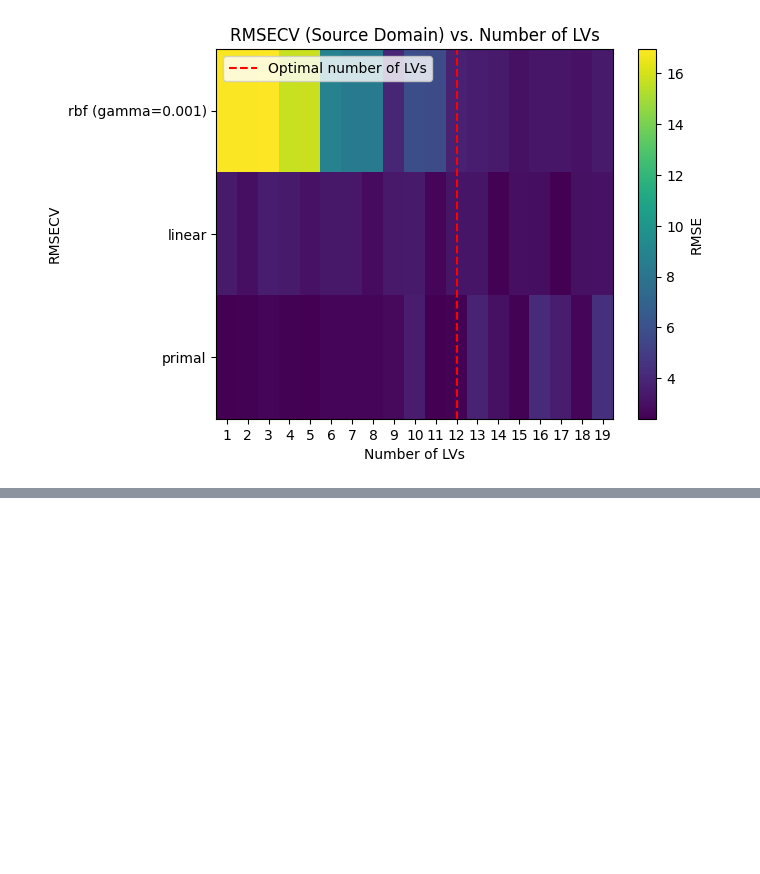
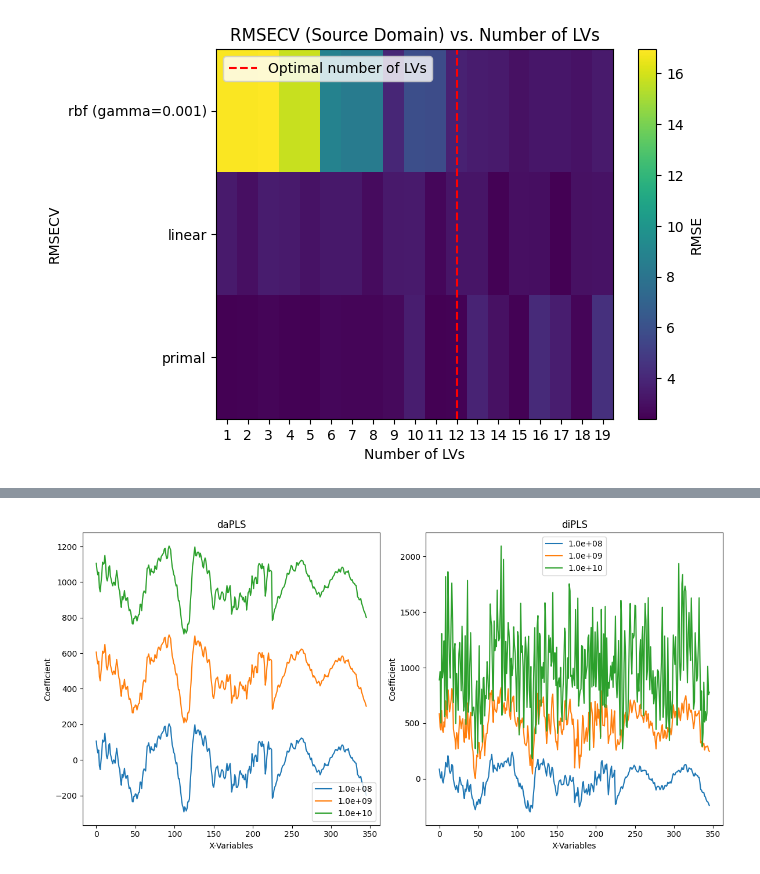
Before and after one commit to taozhangr/diPLSlib, a Jupyter notebook: notebooks/demo_daPLS.ipynb, the cells around one changed output, grey strips where cells are left out. Saved outputs shown, nothing was run; the diff lists cells and outputs as text; code cells hidden in the pictures; blank space fills up the shorter version.

```diff
--- a/notebooks/demo_daPLS.ipynb
+++ b/notebooks/demo_daPLS.ipynb
@@ -289,0 +358,27 @@ plt.errorbar(param_grid['l'], rmse, yerr=rmse_std, fmt='-o', mec='k', label='CV
+# %%
+# Plot regression coefficients
+plt.figure(figsize=(12, 6))
+plt.subplot(121)
+offset = 0
+for i, key in enumerate(b_da):
+    plt.plot(b_da[key] + offset, label=f"{key:.1e}")
+    offset += 500  # Adjust the offset value as needed
+plt.legend([f"{key:.1e}" for key in b_da.keys()])
+plt.title('daPLS')
+plt.xlabel('X-Variables')
+plt.ylabel('Coefficient')
+
+# Plot diPLS coefficients with offset
+plt.subplot(122)
+offset = 0
+for i, key in enumerate(b_di):
+    plt.plot(b_di[key] + offset, label=f"{key:.1e}")
+    offset += 500  # Adjust the offset value as needed
+plt.legend([f"{key:.1e}" for key in b_di.keys()])
+plt.title('diPLS')
+plt.xlabel('X-Variables')
+plt.ylabel('Coefficient')
+
+plt.tight_layout()
+# %% [output]
+[figure, added]
```
Also changed, not shown: parts of 7 cells of this notebook, 2 other files.
